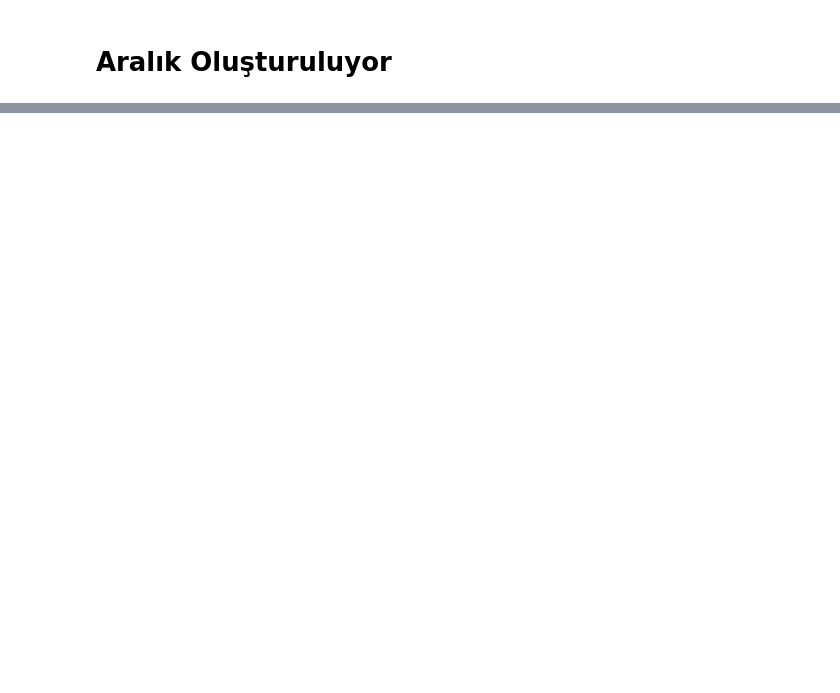
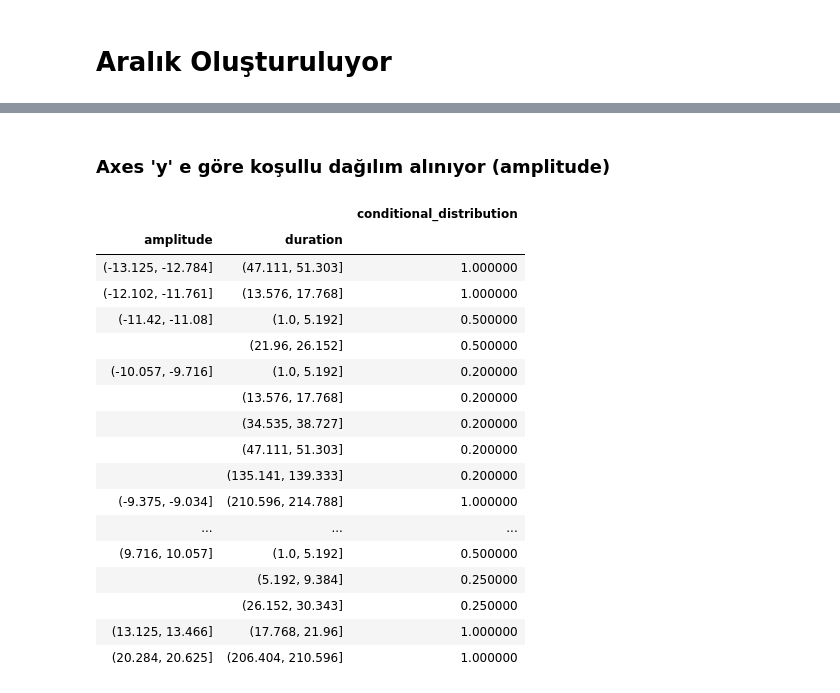
Before and after one commit to birdalugur/cefis2, a Jupyter notebook: Density Example.ipynb, the cells around one changed output, grey strips where cells are left out. Cells and saved outputs as stored; diff of their text form; code cells hidden in the pictures; blank space fills up the shorter version.

```diff
--- a/Density Example.ipynb
+++ b/Density Example.ipynb
@@ -35,0 +147,23 @@ veri
+# %% [markdown]
+### Axes 'y' e göre koşullu dağılım alınıyor (amplitude)
+# %%
+density_data.conditional_density('amplitude').normal
+# %% [output]
+|  |  | conditional_distribution |
+| amplitude | duration |  |
+| (-13.125, -12.784] | (47.111, 51.303] | 1.000000 |
+| (-12.102, -11.761] | (13.576, 17.768] | 1.000000 |
+| (-11.42, -11.08] | (1.0, 5.192] | 0.500000 |
+|  | (21.96, 26.152] | 0.500000 |
+| (-10.057, -9.716] | (1.0, 5.192] | 0.200000 |
+|  | (13.576, 17.768] | 0.200000 |
+|  | (34.535, 38.727] | 0.200000 |
+|  | (47.111, 51.303] | 0.200000 |
+|  | (135.141, 139.333] | 0.200000 |
+| (-9.375, -9.034] | (210.596, 214.788] | 1.000000 |
+| ... | ... | ... |
+| (9.716, 10.057] | (1.0, 5.192] | 0.500000 |
+|  | (5.192, 9.384] | 0.250000 |
+|  | (26.152, 30.343] | 0.250000 |
+| (13.125, 13.466] | (17.768, 21.96] | 1.000000 |
+| (20.284, 20.625] | (206.404, 210.596] | 1.000000 |
```
Also changed, not shown: parts of 33 cells of this notebook, 2 other files.
